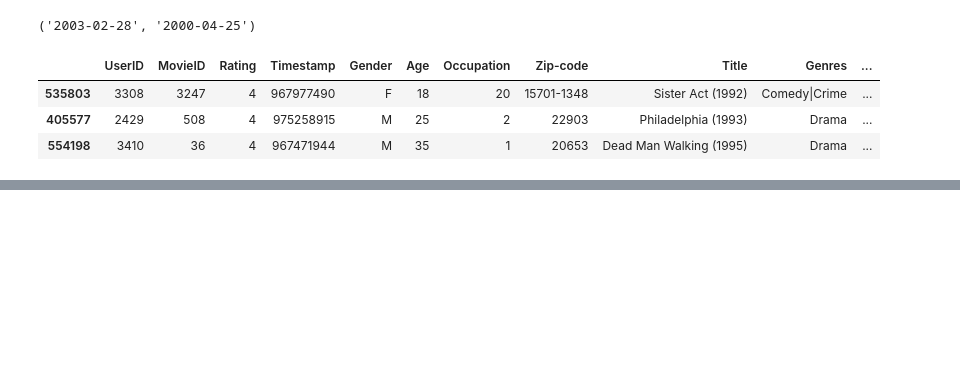
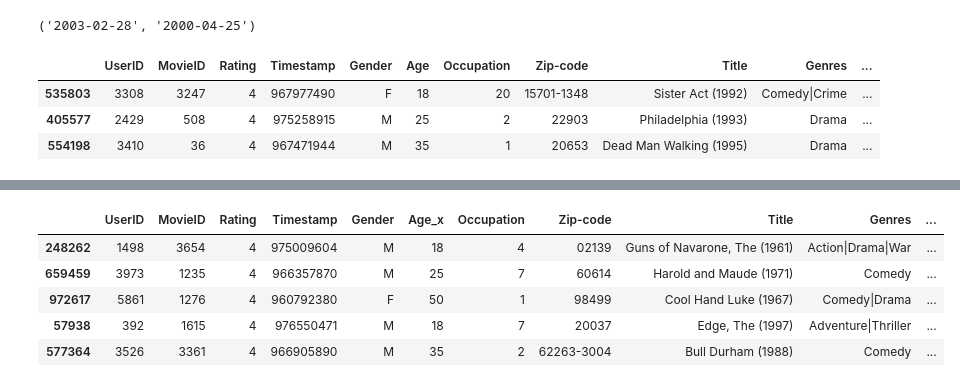
Before and after one commit to stevechengnyc/meta_learners, a Jupyter notebook: MovieLens_EconML_Uplift_Modeling_Final.ipynb, the cells around one changed output, grey strips where cells are left out. Saved outputs shown, nothing was run; the diff lists cells and outputs as text; code cells hidden in the pictures; blank space fills up the shorter version.

```diff
--- a/MovieLens_EconML_Uplift_Modeling_Final.ipynb
+++ b/MovieLens_EconML_Uplift_Modeling_Final.ipynb
@@ -575,4 +575,6 @@ df.head(5)
 | 3 | 1 | 3408 | 4 | 978300275 | F | 1 | 10 | 48067 | Erin Brockovich (2000) | Drama | ... |
 | 4 | 1 | 2355 | 5 | 978824291 | F | 1 | 10 | 48067 | Bug's Life, A (1998) | Animation|Children's|Comedy | ... |
 # %%
-df['Age'] =
+df2 = pd.DataFrame()
+df2['UserID'] = df['UserID'].drop_duplicates()
+df2.head()
@@ -578,0 +588,3 @@ df['Age'] =
+# %%
+df2['Age'] = np.random.randint(18, 70, df2.shape[0])
+df2.head()
@@ -578,0 +598,4 @@ df['Age'] =
+# %%
+# Feature creation
+
+df['TenureMonths'] = (df['Timestamp'] - df['Timestamp'].min()) // (60*60*24*30)
@@ -578,0 +608,10 @@ df['Age'] =
+# %%
+df_user = df.merge(df2, on = 'UserID',how = 'left')
+df_user.sample(5)
+# %% [output]
+|  | UserID | MovieID | Rating | Timestamp | Gender | Age_x | Occupation | Zip-code | Title | Genres | ... |
+| 248262 | 1498 | 3654 | 4 | 975009604 | M | 18 | 4 | 02139 | Guns of Navarone, The (1961) | Action|Drama|War | ... |
+| 659459 | 3973 | 1235 | 4 | 966357870 | M | 25 | 7 | 60614 | Harold and Maude (1971) | Comedy | ... |
+| 972617 | 5861 | 1276 | 4 | 960792380 | F | 50 | 1 | 98499 | Cool Hand Luke (1967) | Comedy|Drama | ... |
+| 57938 | 392 | 1615 | 4 | 976550471 | M | 18 | 7 | 20037 | Edge, The (1997) | Adventure|Thriller | ... |
+| 577364 | 3526 | 3361 | 4 | 966905890 | M | 35 | 2 | 62263-3004 | Bull Durham (1988) | Comedy | ... |
```
Also changed, not shown: parts of 5 cells of this notebook.
